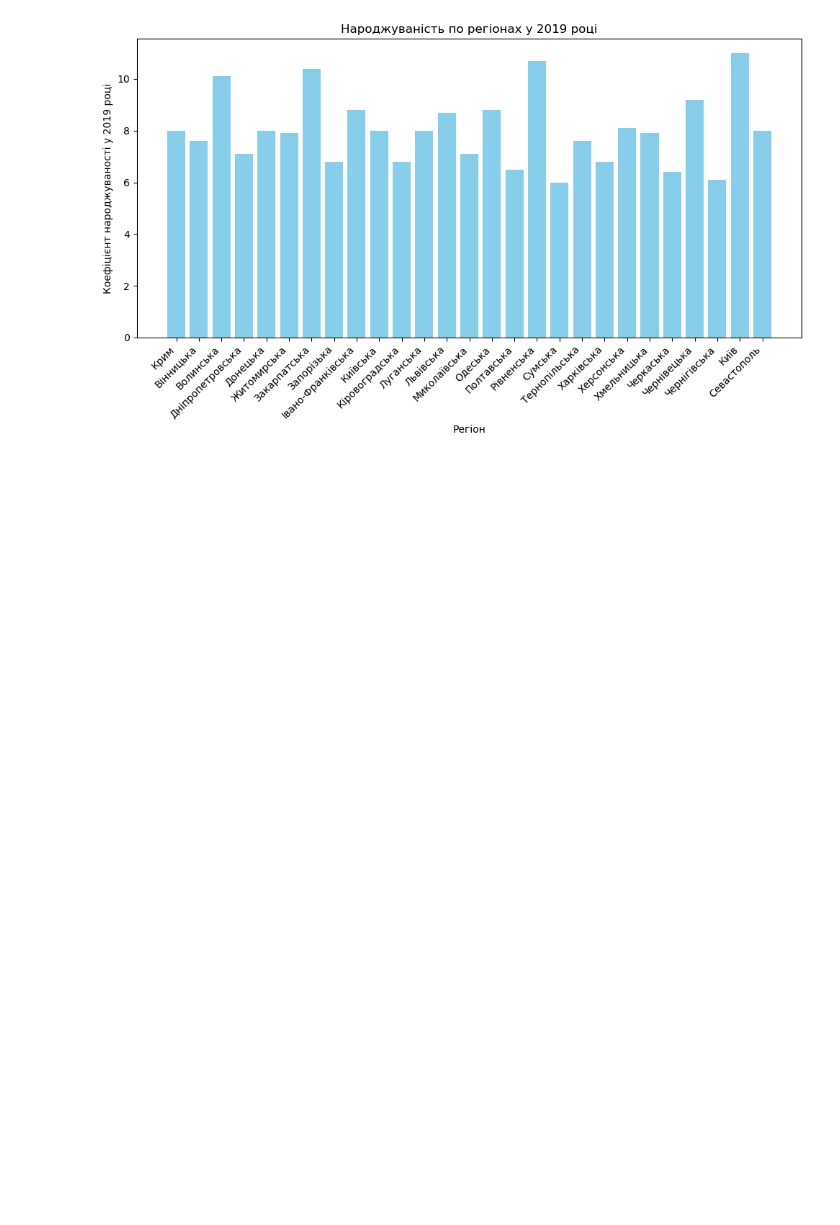
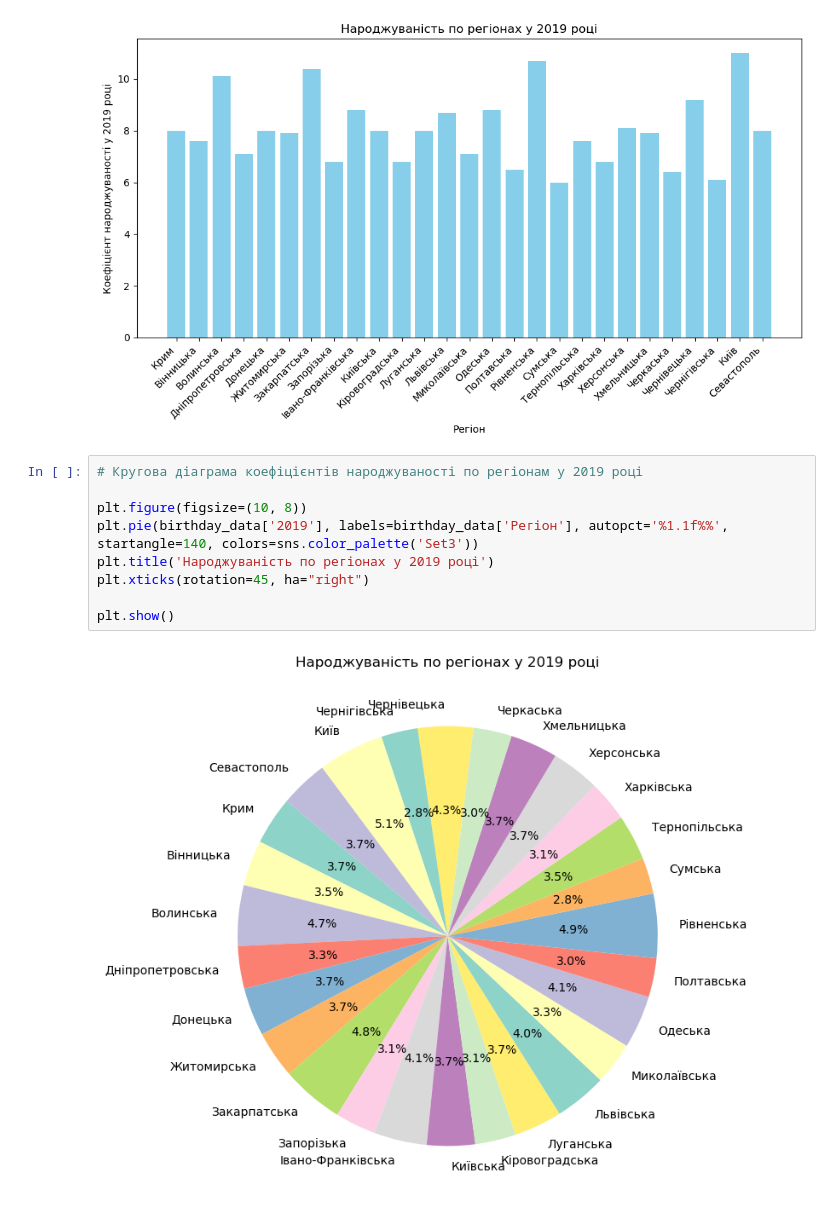
Before and after one commit to Korniev/Data-Sciense, a Jupyter notebook: hw_02/Hw_2.1.ipynb, the cells around one changed output. Drawn from its saved outputs; the diff is of its cells as text; blank space fills up the shorter version.

Commit message:
added new graphics for 2.1

```diff
--- a/hw_02/Hw_2.1.ipynb
+++ b/hw_02/Hw_2.1.ipynb
@@ -221,3 +221,14 @@ plt.tight_layout()
 plt.show()
 # %% [output]
 [figure]
+# %%
+# Кругова діаграма коефіцієнтів народжуваності по регіонам у 2019 році
+
+plt.figure(figsize=(10, 8))
+plt.pie(birthday_data['2019'], labels=birthday_data['Регіон'], autopct='%1.1f%%', startangle=140, colors=sns.color_palette('Set3'))
+plt.title('Народжуваність по регіонах у 2019 році')
+plt.xticks(rotation=45, ha="right")
+
+plt.show()
+# %% [output]
+[figure, added]
```
Also changed, not shown: parts of 1 cell of this notebook.
